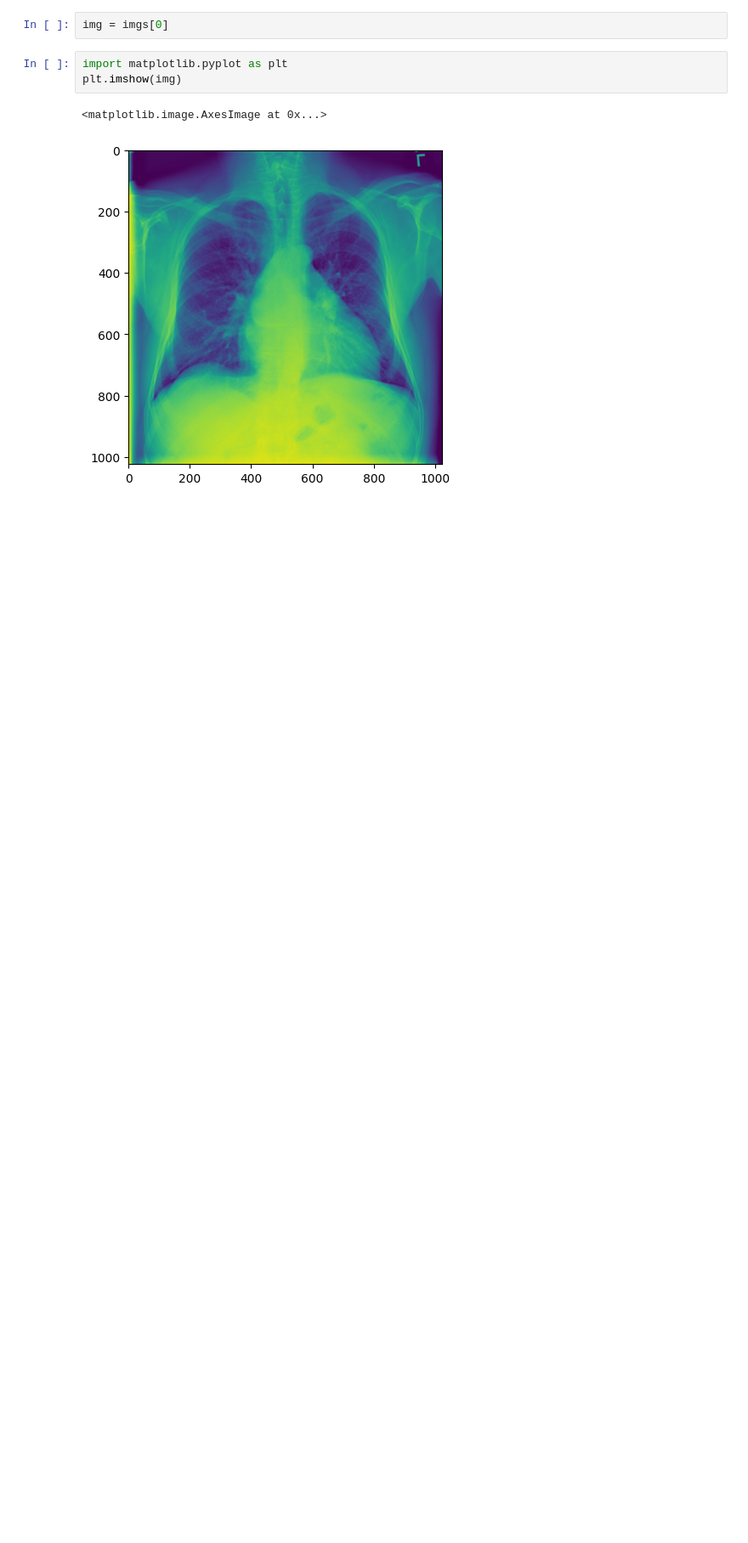
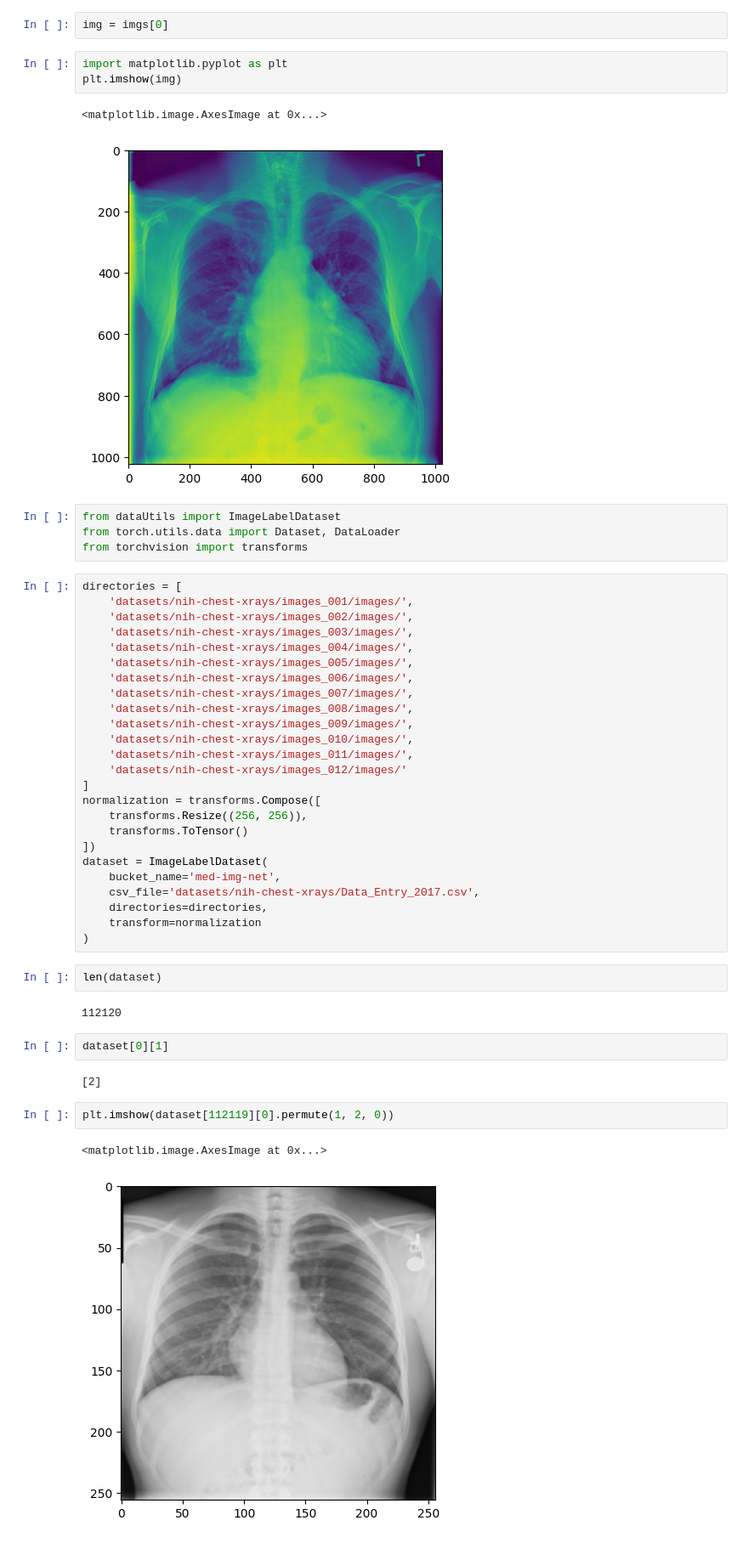
Before and after one commit to gw103/MedImgNet, a Jupyter notebook: MedImgNet.ipynb, the cells around one changed output. Shown at 85% size. Cells and saved outputs as stored; diff of their text form; blank space fills up the shorter version.

```diff
--- a/MedImgNet.ipynb
+++ b/MedImgNet.ipynb
@@ -13,3 +13,45 @@ plt.imshow(img)
 # %% [output]
 <matplotlib.image.AxesImage at 0x...>
 [figure]
+# %%
+from dataUtils import ImageLabelDataset
+from torch.utils.data import Dataset, DataLoader
+from torchvision import transforms
+# %%
+directories = [
+    'datasets/nih-chest-xrays/images_001/images/',
+    'datasets/nih-chest-xrays/images_002/images/',
+    'datasets/nih-chest-xrays/images_003/images/',
+    'datasets/nih-chest-xrays/images_004/images/',
+    'datasets/nih-chest-xrays/images_005/images/',
+    'datasets/nih-chest-xrays/images_006/images/',
+    'datasets/nih-chest-xrays/images_007/images/',
+    'datasets/nih-chest-xrays/images_008/images/',
+    'datasets/nih-chest-xrays/images_009/images/',
+    'datasets/nih-chest-xrays/images_010/images/',
+    'datasets/nih-chest-xrays/images_011/images/',
+    'datasets/nih-chest-xrays/images_012/images/'
+]
+normalization = transforms.Compose([
+    transforms.Resize((256, 256)),
+    transforms.ToTensor()
+])
+dataset = ImageLabelDataset(
+    bucket_name='med-img-net',
+    csv_file='datasets/nih-chest-xrays/Data_Entry_2017.csv',
+    directories=directories,
+    transform=normalization
+)
+# %%
+len(dataset)
+# %% [output]
+112120
+# %%
+dataset[0][1]
+# %% [output]
+[2]
+# %%
+plt.imshow(dataset[112119][0].permute(1, 2, 0))
+# %% [output]
+<matplotlib.image.AxesImage at 0x...>
+[figure, added]
```
Also changed, not shown: parts of 2 cells of this notebook, 2 other files.
